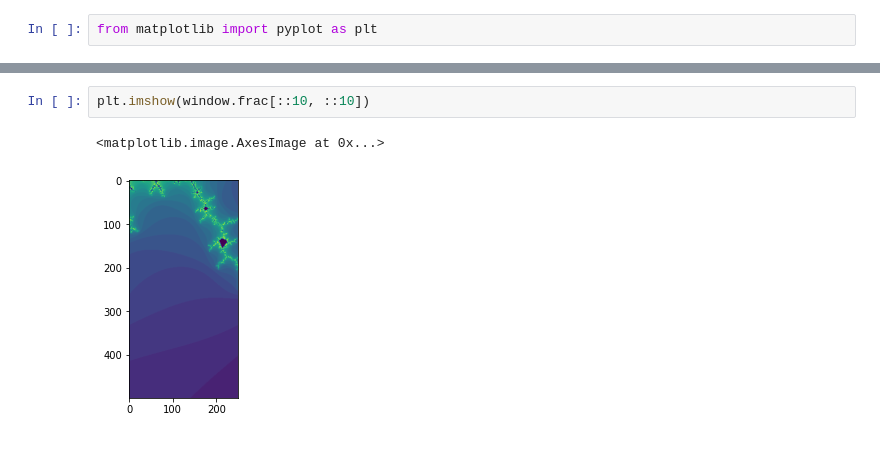
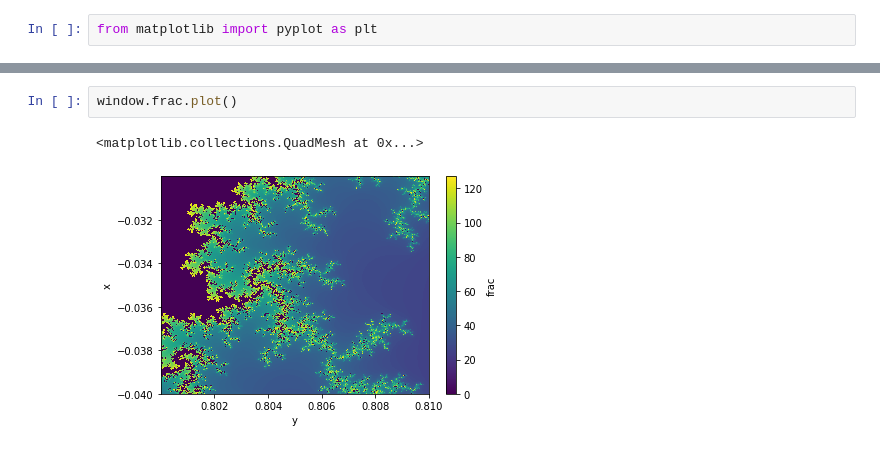
Before and after one commit to benjaminleighton/xarrayfrac, a Jupyter notebook: frac_backend.ipynb, the cells around one changed output, grey strips where cells are left out. Drawn from its saved outputs; the diff is of its cells as text.

```diff
--- a/frac_backend.ipynb
+++ b/frac_backend.ipynb
@@ -154,6 +154,6 @@ array([0.900029, 0.900429, 0.900829, ..., 0.99883 , 0.99923 , 0.99963 ])
 Attributes: (0)
-# %%
-plt.imshow(window.frac[::10, ::10])
-# %% [output]
-<matplotlib.image.AxesImage at 0x...>
-[figure, removed]
+# %%
+window.frac.plot()
+# %% [output]
+<matplotlib.collections.QuadMesh at 0x...>
+[figure, added]
```
Also changed, not shown: parts of 13 cells of this notebook, 4 other files.
